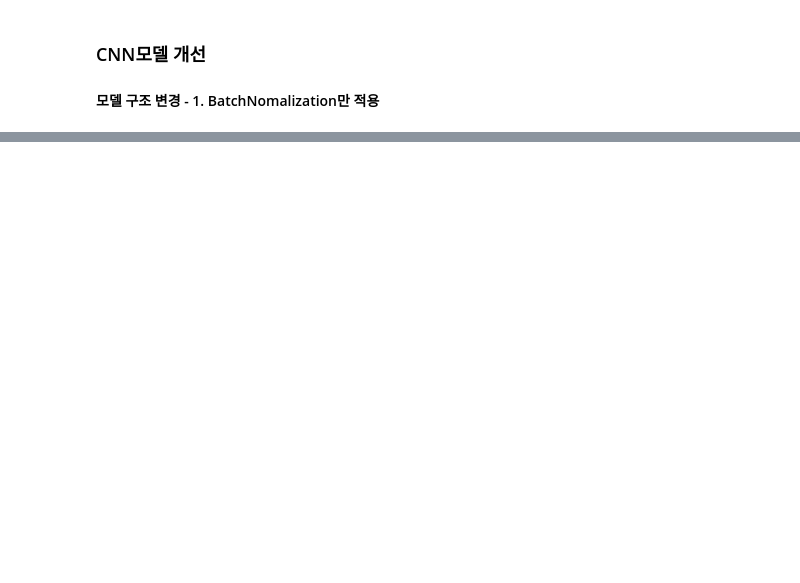
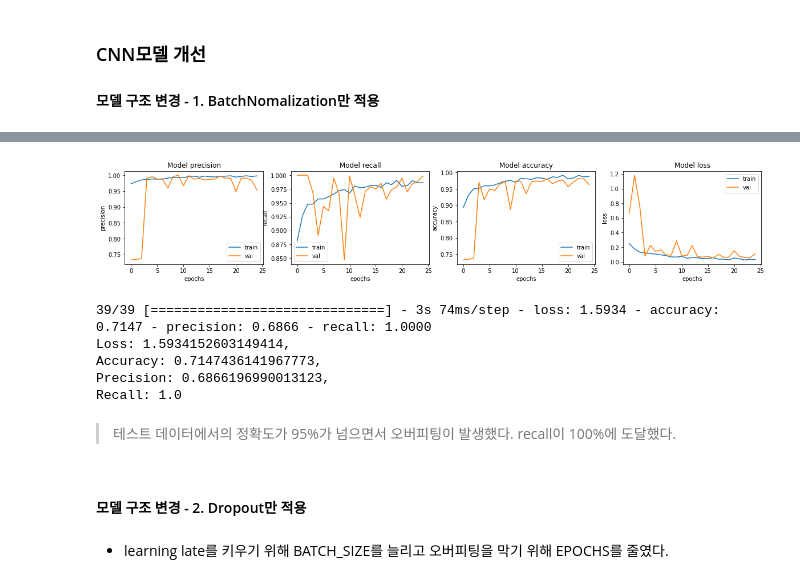
Before and after one commit to tunastorm/aiffel_lms, a Jupyter notebook: chest_xray/[E-11] chest_Xray_ycw.ipynb, the cells around one changed output, grey strips where cells are left out. Saved outputs shown, nothing was run; the diff lists cells and outputs as text; code cells hidden in the pictures; blank space fills up the shorter version.

```diff
--- a/chest_xray/[E-11] chest_Xray_ycw.ipynb
+++ b/chest_xray/[E-11] chest_Xray_ycw.ipynb
@@ -529,0 +546,28 @@ Epoch 1/25
+# %%
+fig, ax = plt.subplots(1, 4, figsize=(20, 3))
+ax = ax.ravel()
+
+for i, met in enumerate(['precision', 'recall', 'accuracy', 'loss']):
+    ax[i].plot(history.history[met])
+    ax[i].plot(history.history['val_' + met])
+    ax[i].set_title('Model {}'.format(met))
+    ax[i].set_xlabel('epochs')
+    ax[i].set_ylabel(met)
+    ax[i].legend(['train', 'val'])
+# %% [output]
+[figure, added]
+# %%
+loss, accuracy, precision, recall = model.evaluate(test_ds)
+print(f'Loss: {loss},\nAccuracy: {accuracy},\nPrecision: {precision},\nRecall: {recall}')
+# %% [output]
+39/39 [==============================] - 3s 74ms/step - loss: 1.5934 - accuracy: 0.7147 - precision: 0.6866 - recall: 1.0000
+Loss: 1.5934152603149414,
+Accuracy: 0.7147436141967773,
+Precision: 0.6866196990013123,
+Recall: 1.0
+# %% [markdown]
+> 테스트 데이터에서의 정확도가 95%가 넘으면서 오버피팅이 발생했다. recall이 100%에 도달했다.
+# %% [markdown]
+####  모델 구조 변경 - 2. Dropout만 적용
+# %% [markdown]
+* learning late를 키우기 위해 BATCH_SIZE를 늘리고 오버피팅을 막기 위해 EPOCHS를 줄였다.
```
Also changed, not shown: parts of 17 cells of this notebook.
